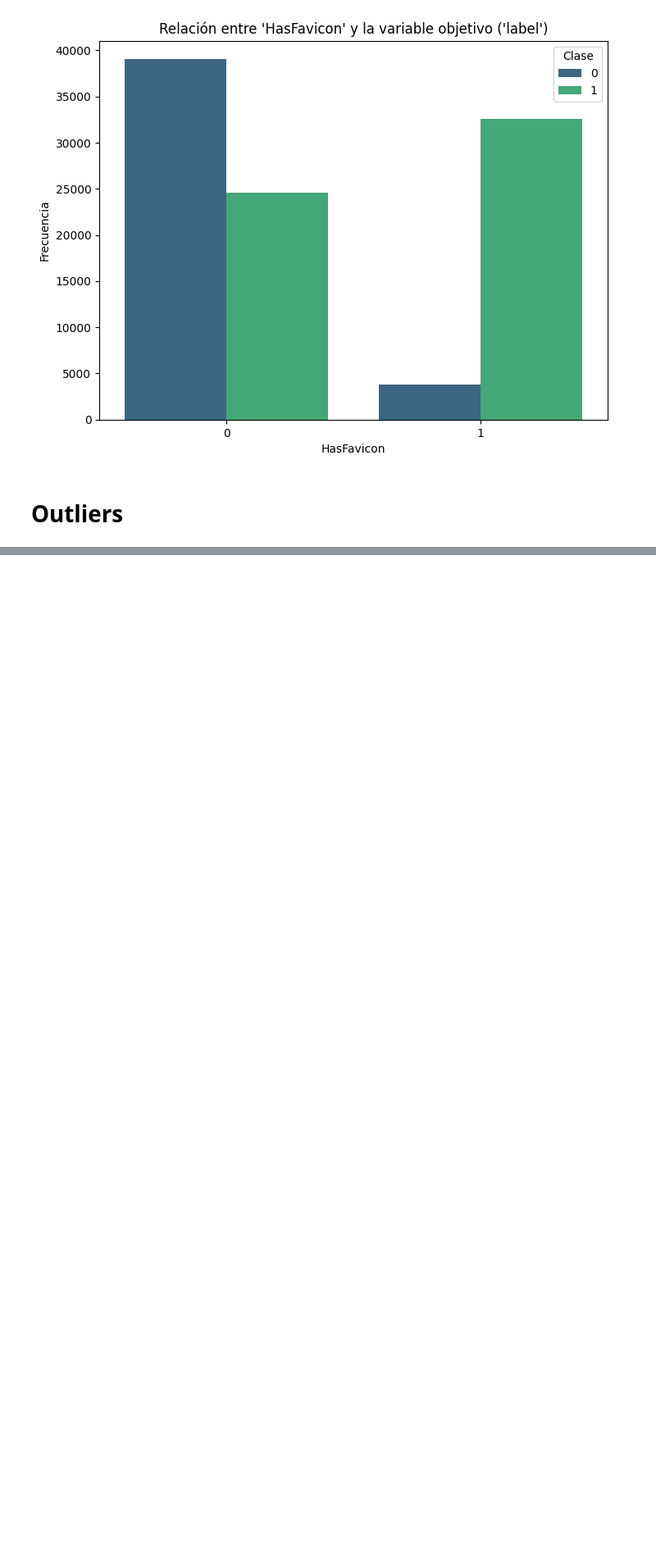
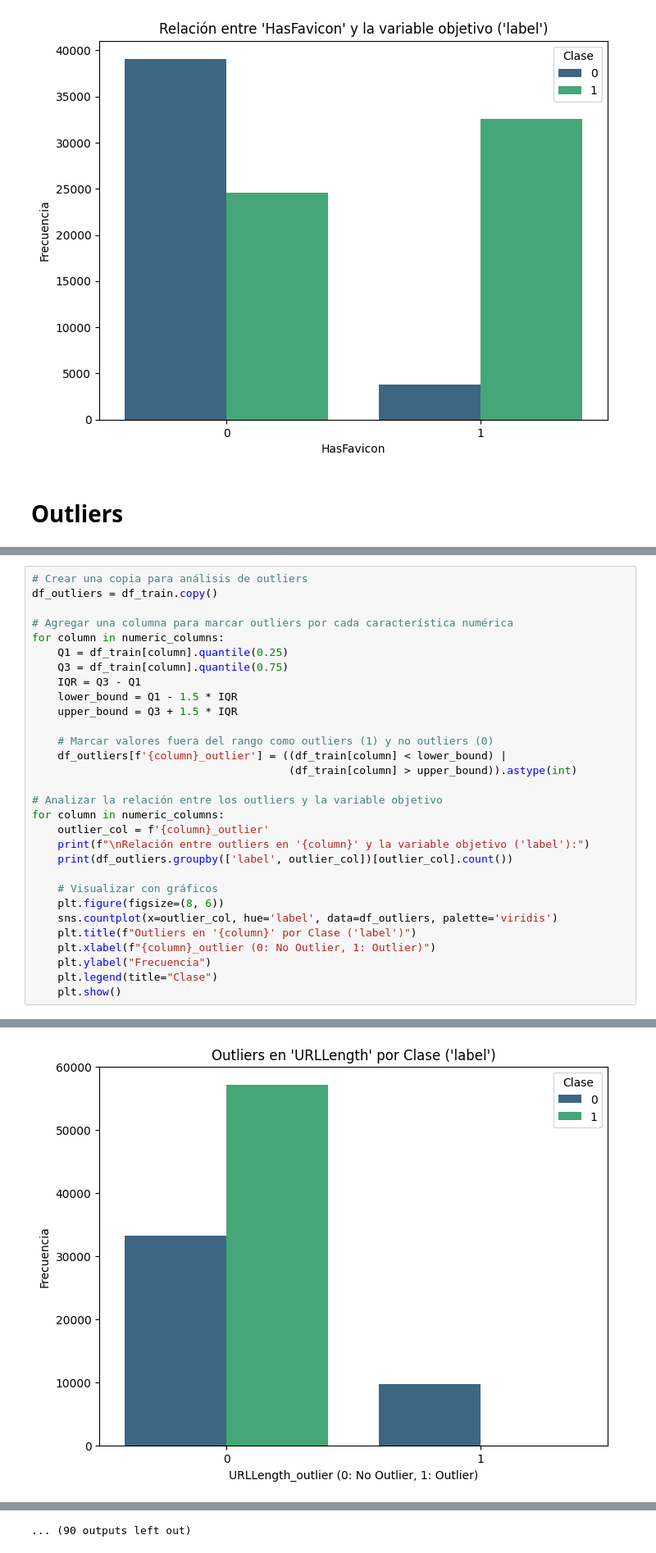
Before and after one commit to luna-as18/Proy-Statistical, a Jupyter notebook: Exploracion/exploracionDatos.ipynb, the cells around one changed output, grey strips where cells are left out. Shown at 82% size. Saved outputs shown, nothing was run; the diff lists cells and outputs as text; blank space fills up the shorter version.

```diff
--- a/Exploracion/exploracionDatos.ipynb
+++ b/Exploracion/exploracionDatos.ipynb
@@ -292,0 +326,31 @@ Passing `palette` without assigning `hue` is deprecated and will be removed in v
+# %%
+# Crear una copia para análisis de outliers
+df_outliers = df_train.copy()
+
+# Agregar una columna para marcar outliers por cada característica numérica
+for column in numeric_columns:
+    Q1 = df_train[column].quantile(0.25)
+    Q3 = df_train[column].quantile(0.75)
+    IQR = Q3 - Q1
+    lower_bound = Q1 - 1.5 * IQR
+    upper_bound = Q3 + 1.5 * IQR
+
+    # Marcar valores fuera del rango como outliers (1) y no outliers (0)
+    df_outliers[f'{column}_outlier'] = ((df_train[column] < lower_bound) |
+                                        (df_train[column] > upper_bound)).astype(int)
+
+# Analizar la relación entre los outliers y la variable objetivo
+for column in numeric_columns:
+    outlier_col = f'{column}_outlier'
+    print(f"\nRelación entre outliers en '{column}' y la variable objetivo ('label'):")
+    print(df_outliers.groupby(['label', outlier_col])[outlier_col].count())
+
+    # Visualizar con gráficos
+    plt.figure(figsize=(8, 6))
+    sns.countplot(x=outlier_col, hue='label', data=df_outliers, palette='viridis')
+    plt.title(f"Outliers en '{column}' por Clase ('label')")
+    plt.xlabel(f"{column}_outlier (0: No Outlier, 1: Outlier)")
+    plt.ylabel("Frecuencia")
+    plt.legend(title="Clase")
+    plt.show()
+# %% [output]
@@ -292,0 +364 @@ Passing `palette` without assigning `hue` is deprecated and will be removed in v
+[figure, added]
@@ -292,0 +399 @@ Passing `palette` without assigning `hue` is deprecated and will be removed in v
+... (90 outputs left out)
```
Also changed, not shown: parts of 5 cells of this notebook, 3 other files.
